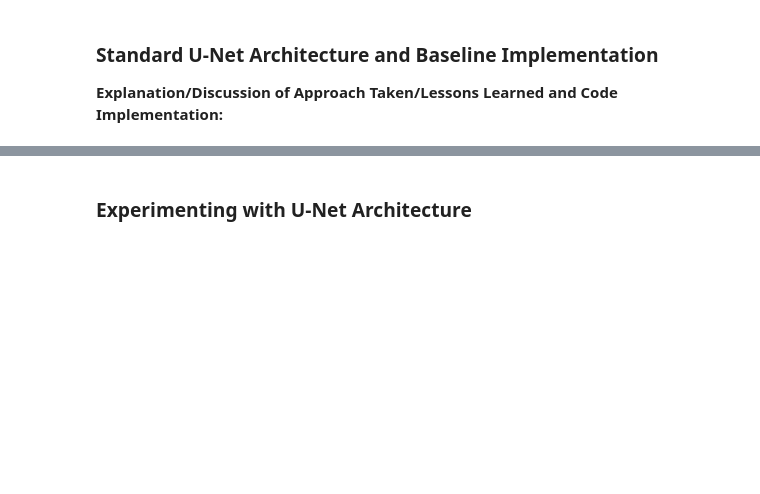
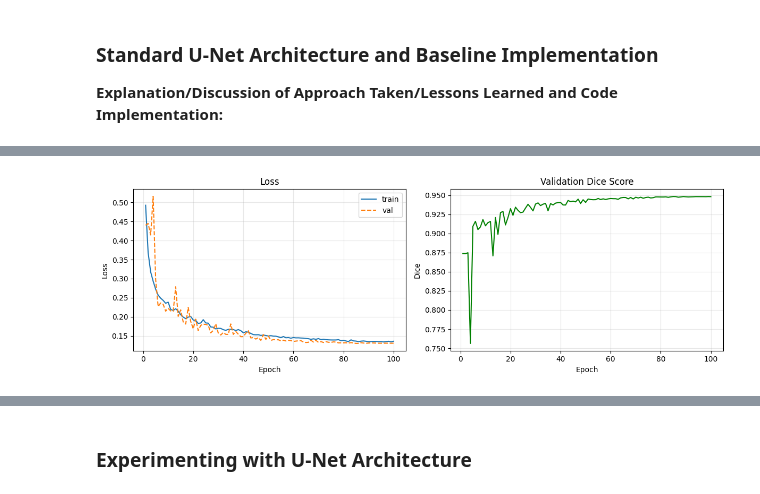
Before and after one commit to kurteh/deep_learning_522_project, a Jupyter notebook: Final_Write-Up.ipynb, the cells around one changed output, grey strips where cells are left out. Saved outputs shown, nothing was run; the diff lists cells and outputs as text; code cells hidden in the pictures; blank space fills up the shorter version.

Commit message:
added spectral analysis writeup

```diff
--- a/Final_Write-Up.ipynb
+++ b/Final_Write-Up.ipynb
@@ -133,0 +718,15 @@ $$ \max\left(0, 1- \frac 1n \sum_{i=1}^n \left|\frac{\sigma_i^{\text{enc}}}{\sig
+# %%
+spectra_before = load_spectra("./results/initial_weights.pt")
+spectra_after = load_spectra("./results/trained_weights.pt")
+
+pairs = get_symmetric_pairs(spectra_after)
+print(f"\n{'Pair':<5} {'Encoder key':<25} {'Decoder key':<25} {'sim (init)':>10} {'sim (trained)':>13} {'Δ':>7}")
+print("─" * 85)
+for i, (ek, dk) in enumerate(pairs):
+    s_pre  = spectral_similarity_score(spectra_before[ek]["S"], spectra_before[dk]["S"])
+    s_post = spectral_similarity_score(spectra_after[ek]["S"],  spectra_after[dk]["S"])
+    delta  = s_post - s_pre
+    print(f"  {i:<3} {ek:<25} {dk:<25} {s_pre:>10.4f} {s_post:>13.4f} {delta:>+7.4f}")
+
+with open("./results/losses.json") as f:
+    losses = json.load(f)
@@ -137,0 +750,83 @@ $$ \max\left(0, 1- \frac 1n \sum_{i=1}^n \left|\frac{\sigma_i^{\text{enc}}}{\sig
+# %%
+def plot_all(before: dict, after: dict, losses: list, out_dir: str = "."):
+    out = Path(out_dir)
+    out.mkdir(parents=True, exist_ok=True)
+
+    # Training curve
+    fig, axes = plt.subplots(1, 2, figsize=(12, 4))
+    epochs = range(1, len(losses) + 1)
+    axes[0].plot(epochs, [l["train_loss"] for l in losses], label="train")
+    axes[0].plot(epochs, [l["val_loss"]   for l in losses], label="val",
+                 linestyle="--")
+    axes[0].set(title="Loss", xlabel="Epoch", ylabel="Loss")
+    axes[0].legend(); axes[0].grid(alpha=0.3)
+
+    axes[1].plot(epochs, [l["val_dice"] for l in losses], color="green")
+    axes[1].set(title="Validation Dice Score", xlabel="Epoch", ylabel="Dice")
+    axes[1].grid(alpha=0.3)
+    plt.tight_layout()
+    plt.savefig(out / "training_curve.png", dpi=150, bbox_inches="tight")
+    plt.show()
+    plt.close()
+
+    # Encoder/decoder symmetry
+    pairs = get_symmetric_pairs(after)
+    n     = len(pairs)
+    fig   = plt.figure(figsize=(15, 4.5 * n))
+    gs    = gridspec.GridSpec(n, 3, figure=fig, hspace=0.55, wspace=0.38)
+    fig.suptitle(
+        "Encoder-Decoder Spectral Symmetry (ratio → 1 supports adjoint hypothesis)",
+        fontsize=13
+    )
+
+    for row, (ek, dk) in enumerate(pairs):
+        pair_num = row   # 0 = shallowest (closest to image), n-1 = deepest
+
+        S_enc_pre  = before[ek]["S"];  S_enc_post = after[ek]["S"]
+        S_dec_pre  = before[dk]["S"];  S_dec_post = after[dk]["S"]
+        k = min(len(S_enc_pre), len(S_dec_pre), 40)
+
+        score_pre  = spectral_similarity_score(S_enc_pre,  S_dec_pre)
+        score_post = spectral_similarity_score(S_enc_post, S_dec_post)
+
+        label_pre  = f"init   (sim={score_pre:.3f})"
+        label_post = f"trained (sim={score_post:.3f})"
+
+        # Col 0: normalised spectra at init
+        ax0 = fig.add_subplot(gs[row, 0])
+        ax0.plot(S_enc_pre[:k] / S_enc_pre[0],  color="steelblue", label="encoder")
+        ax0.plot(S_dec_pre[:k] / S_dec_pre[0],  color="tomato",    label="decoder",
+                 linestyle="--")
+        ax0.set_title(f"Pair {pair_num}  [{ek}  ↔  {dk}]\nINIT  {label_pre}",
+                      fontsize=8)
+        ax0.set_yscale("log"); ax0.grid(alpha=0.3)
+        if row == 0: ax0.legend(fontsize=8)
+
+        # Col 1: normalised spectra after training
+        ax1 = fig.add_subplot(gs[row, 1])
+        ax1.plot(S_enc_post[:k] / S_enc_post[0], color="steelblue", label="encoder")
+        ax1.plot(S_dec_post[:k] / S_dec_post[0], color="tomato",    label="decoder",
+                 linestyle="--")
+        ax1.set_title(f"Pair {pair_num}  [{ek}  ↔  {dk}]\nTRAINED  {label_post}",
+                      fontsize=8)
+        ax1.set_yscale("log"); ax1.grid(alpha=0.3)
+
+        # Col 2: ratio before (gray) and after (purple) with score annotation
+        ax2 = fig.add_subplot(gs[row, 2])
+        ratio_pre  = S_enc_pre[:k]  / (S_dec_pre[:k]  + 1e-10)
+        ratio_post = S_enc_post[:k] / (S_dec_post[:k] + 1e-10)
+        ax2.plot(ratio_pre,  color="gray",   lw=1.5, alpha=0.7, label=f"init ({score_pre:.3f})")
+        ax2.plot(ratio_post, color="purple", lw=1.5, linestyle="--",
+                 label=f"trained ({score_post:.3f})")
+        ax2.axhline(1.0, color="black", lw=0.8, linestyle=":")
+        ax2.set_title(f"Pair {pair_num}  σ(enc)/σ(dec) — closer to 1 = more adjoint-like",
+                      fontsize=8)
+        ax2.grid(alpha=0.3); ax2.legend(fontsize=8)
+
+    plt.savefig(out / "encoder_decoder_symmetry.png", dpi=150, bbox_inches="tight")
+    plt.show()
+    plt.close()
+
+plot_all(spectra_before, spectra_after, losses, out_dir="./results/plots/")
+# %% [output]
+[figure, added]
```
Also changed, not shown: parts of 15 cells of this notebook, 10 other files.
